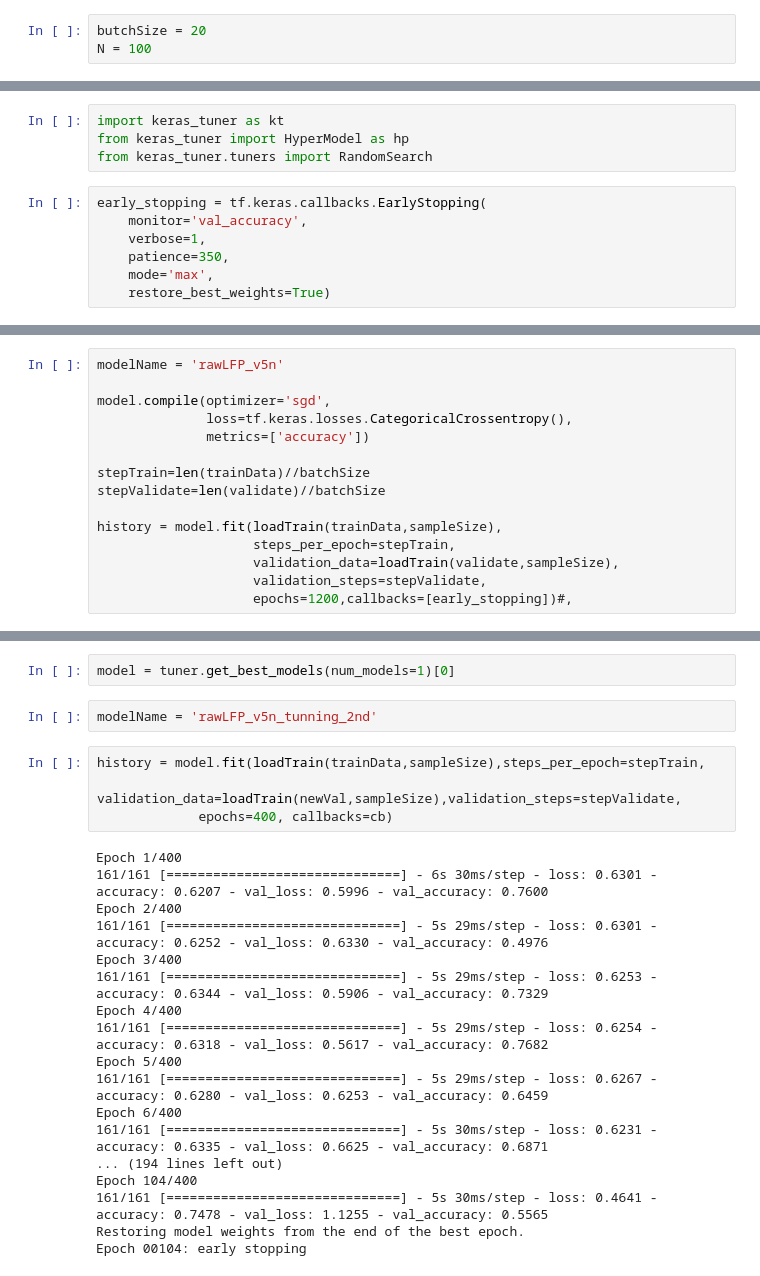
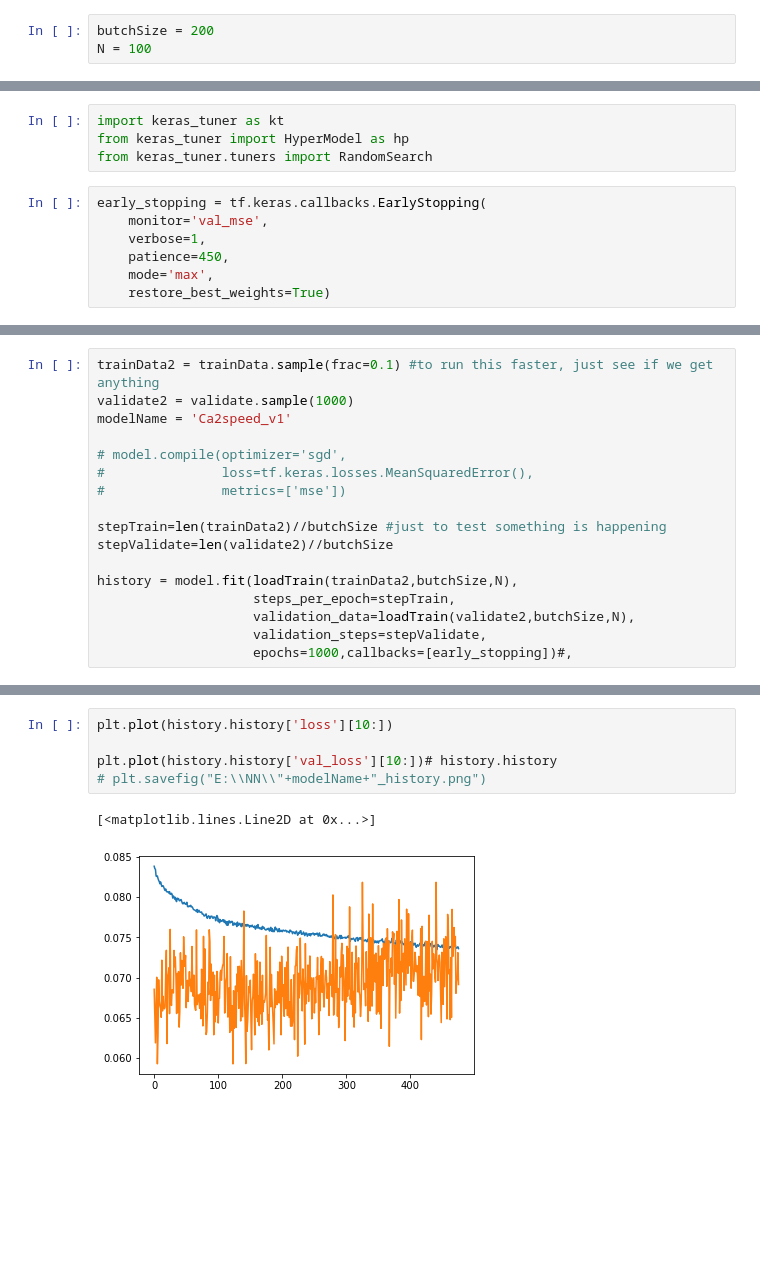
Before and after one commit to dz256/NN, a Jupyter notebook: LSTM_predict_speed_using_calciumActivity.ipynb, the cells around one changed output, grey strips where cells are left out. Saved outputs shown, nothing was run; the diff lists cells and outputs as text; blank space fills up the shorter version.

```diff
--- a/LSTM_predict_speed_using_calciumActivity.ipynb
+++ b/LSTM_predict_speed_using_calciumActivity.ipynb
@@ -298,7 +492,7 @@ for ind,(dataP,label) in enumerate(loadTrain(trainData,3,100)):
 # %%
 del model
 # %%
-butchSize = 20
+butchSize = 200
 N = 100
 # %%
 # model for v4
@@ -323,8 +530,8 @@ from keras_tuner import HyperModel as hp
 from keras_tuner.tuners import RandomSearch
 # %%
 early_stopping = tf.keras.callbacks.EarlyStopping(
-    monitor='val_accuracy',
+    monitor='val_mse',
     verbose=1,
-    patience=350,
+    patience=450,
     mode='max',
     restore_best_weights=True)
@@ -331,15 +542,17 @@ early_stopping = tf.keras.callbacks.EarlyStopping(
 # %%
-modelName = 'rawLFP_v5n'
+trainData2 = trainData.sample(frac=0.1) #to run this faster, just see if we get anything
+validate2 = validate.sample(1000)
+modelName = 'Ca2speed_v1'
 
-model.compile(optimizer='sgd',
-              loss=tf.keras.losses.CategoricalCrossentropy(),
-              metrics=['accuracy'])
+# model.compile(optimizer='sgd',
+#               loss=tf.keras.losses.MeanSquaredError(),
+#               metrics=['mse'])
 
-stepTrain=len(trainData)//batchSize
-stepValidate=len(validate)//batchSize
+stepTrain=len(trainData2)//butchSize #just to test something is happening
+stepValidate=len(validate2)//butchSize
 
-history = model.fit(loadTrain(trainData,sampleSize),
+history = model.fit(loadTrain(trainData2,butchSize,N),
                     steps_per_epoch=stepTrain,
-                    validation_data=loadTrain(validate,sampleSize),
+                    validation_data=loadTrain(validate2,butchSize,N),
                     validation_steps=stepValidate,
-                    epochs=1200,callbacks=[early_stopping])#,
+                    epochs=1000,callbacks=[early_stopping])#,
@@ -525,29 +577,11 @@ Score: 0.7729411721229553
-# %%
-model = tuner.get_best_models(num_models=1)[0]
-# %%
-modelName = 'rawLFP_v5n_tunning_2nd'
-# %%
-history = model.fit(loadTrain(trainData,sampleSize),steps_per_epoch=stepTrain,
-             validation_data=loadTrain(newVal,sampleSize),validation_steps=stepValidate,
-             epochs=400, callbacks=cb)
-# %% [output]
-Epoch 1/400
-161/161 [==============================] - 6s 30ms/step - loss: 0.6301 - accuracy: 0.6207 - val_loss: 0.5996 - val_accuracy: 0.7600
-Epoch 2/400
-161/161 [==============================] - 5s 29ms/step - loss: 0.6301 - accuracy: 0.6252 - val_loss: 0.6330 - val_accuracy: 0.4976
-Epoch 3/400
-161/161 [==============================] - 5s 29ms/step - loss: 0.6253 - accuracy: 0.6344 - val_loss: 0.5906 - val_accuracy: 0.7329
-Epoch 4/400
-161/161 [==============================] - 5s 29ms/step - loss: 0.6254 - accuracy: 0.6318 - val_loss: 0.5617 - val_accuracy: 0.7682
-Epoch 5/400
-161/161 [==============================] - 5s 29ms/step - loss: 0.6267 - accuracy: 0.6280 - val_loss: 0.6253 - val_accuracy: 0.6459
-Epoch 6/400
-161/161 [==============================] - 5s 30ms/step - loss: 0.6231 - accuracy: 0.6335 - val_loss: 0.6625 - val_accuracy: 0.6871
-... (194 lines left out)
-Epoch 104/400
-161/161 [==============================] - 5s 30ms/step - loss: 0.4641 - accuracy: 0.7478 - val_loss: 1.1255 - val_accuracy: 0.5565
-Restoring model weights from the end of the best epoch.
-Epoch 00104: early stopping
+# %%
+plt.plot(history.history['loss'][10:])
+
+plt.plot(history.history['val_loss'][10:])# history.history
+# plt.savefig("E:\\NN\\"+modelName+"_history.png")
+# %% [output]
+[<matplotlib.lines.Line2D at 0x...>]
+[figure, added]
 # %%
 ## Saving the model
 ##
```
Also changed, not shown: parts of 58 cells of this notebook, 12 other files.
